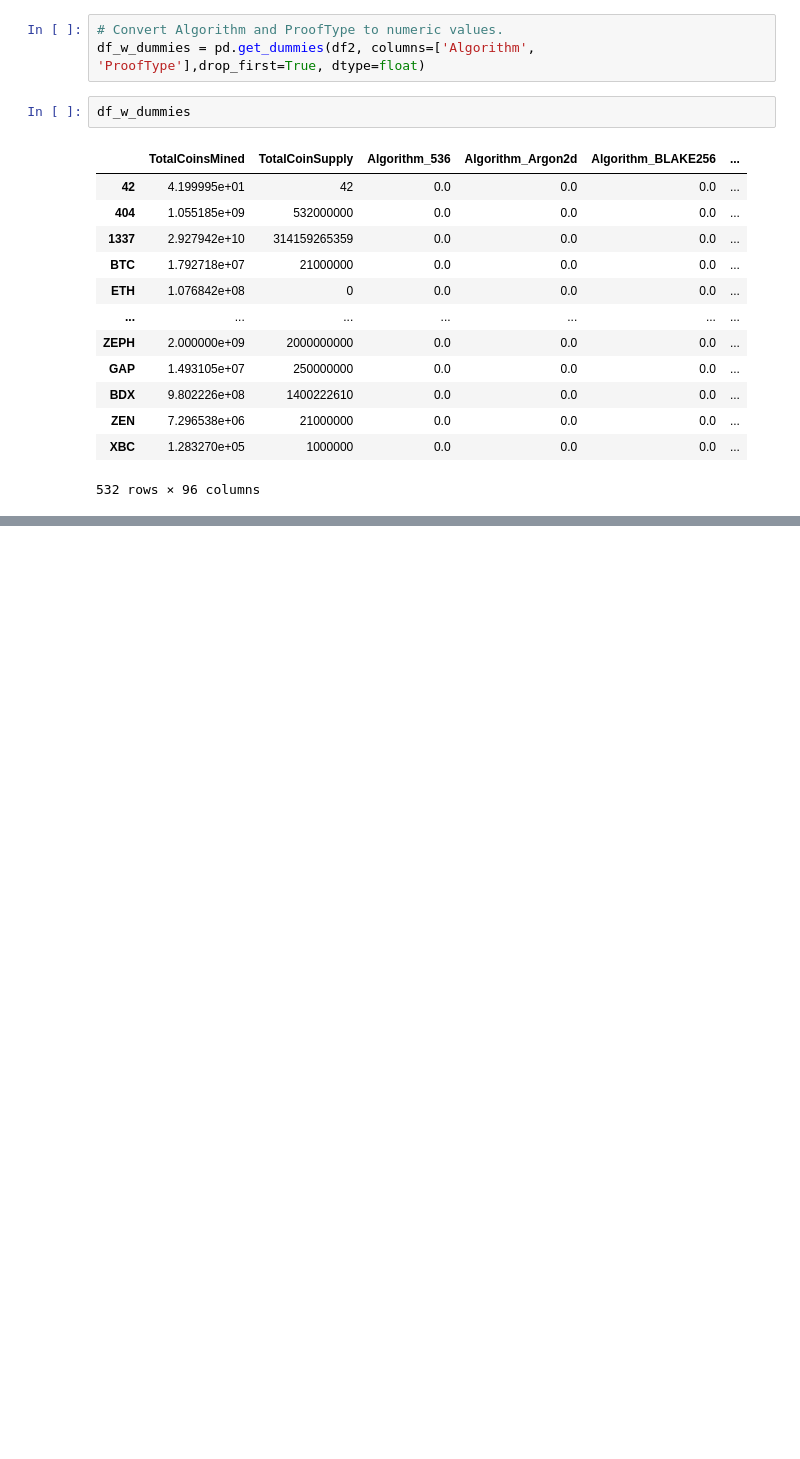
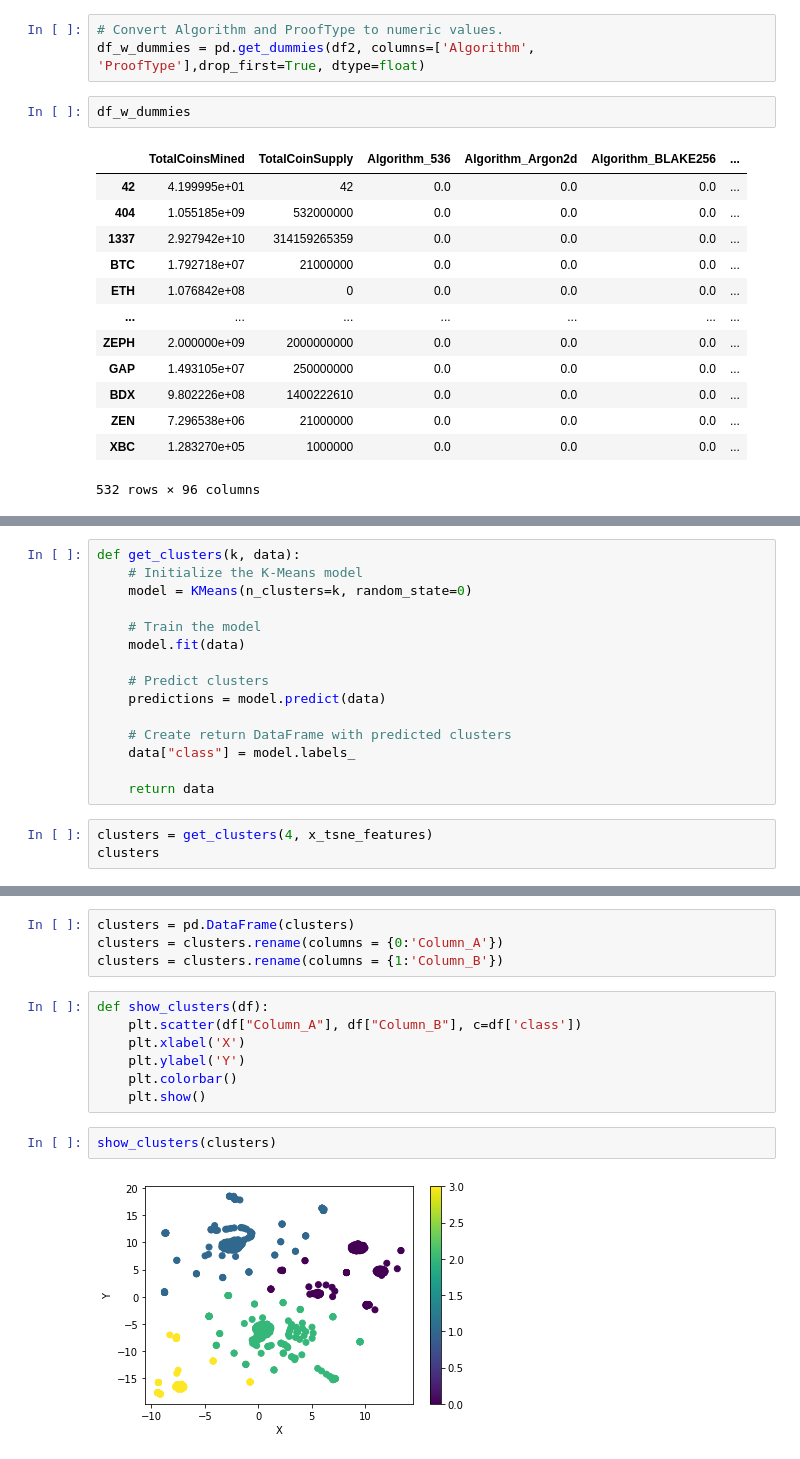
Before and after one commit to 86burke/Cryptocurrency_Clusters, a Jupyter notebook: cypto_cluster.ipynb, the cells around one changed output, grey strips where cells are left out. Saved outputs shown, nothing was run; the diff lists cells and outputs as text; blank space fills up the shorter version.

```diff
--- a/cypto_cluster.ipynb
+++ b/cypto_cluster.ipynb
@@ -119,0 +202,18 @@ df_w_dummies
+# %%
+def get_clusters(k, data):
+    # Initialize the K-Means model
+    model = KMeans(n_clusters=k, random_state=0)
+
+    # Train the model
+    model.fit(data)
+
+    # Predict clusters
+    predictions = model.predict(data)
+
+    # Create return DataFrame with predicted clusters
+    data["class"] = model.labels_
+
+    return data
+# %%
+clusters = get_clusters(4, x_tsne_features)
+clusters
@@ -119,0 +234,15 @@ df_w_dummies
+# %%
+clusters = pd.DataFrame(clusters)
+clusters = clusters.rename(columns = {0:'Column_A'})
+clusters = clusters.rename(columns = {1:'Column_B'})
+# %%
+def show_clusters(df):
+    plt.scatter(df["Column_A"], df["Column_B"], c=df['class'])
+    plt.xlabel('X')
+    plt.ylabel('Y')
+    plt.colorbar()
+    plt.show()
+# %%
+show_clusters(clusters)
+# %% [output]
+[figure, added]
```
Also changed, not shown: parts of 10 cells of this notebook.
